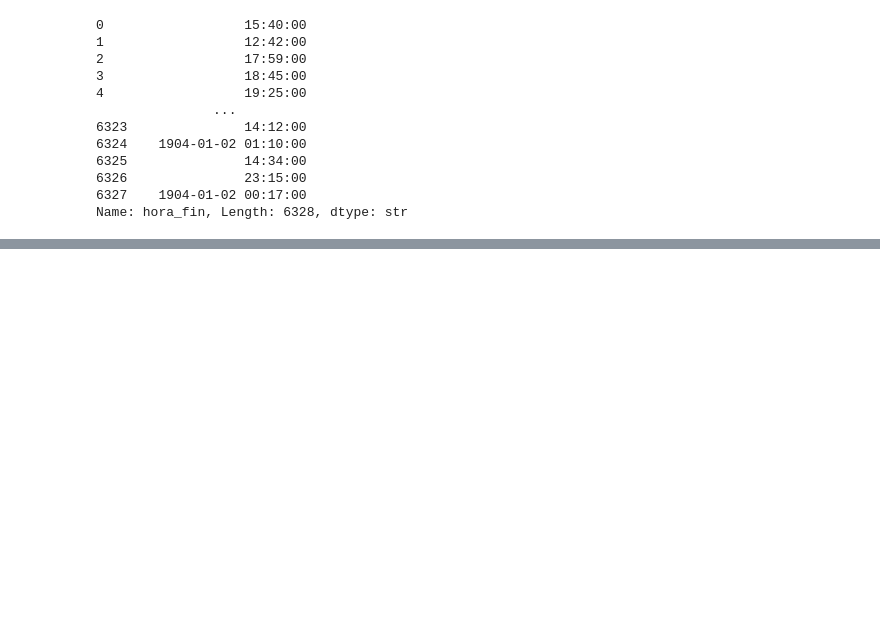
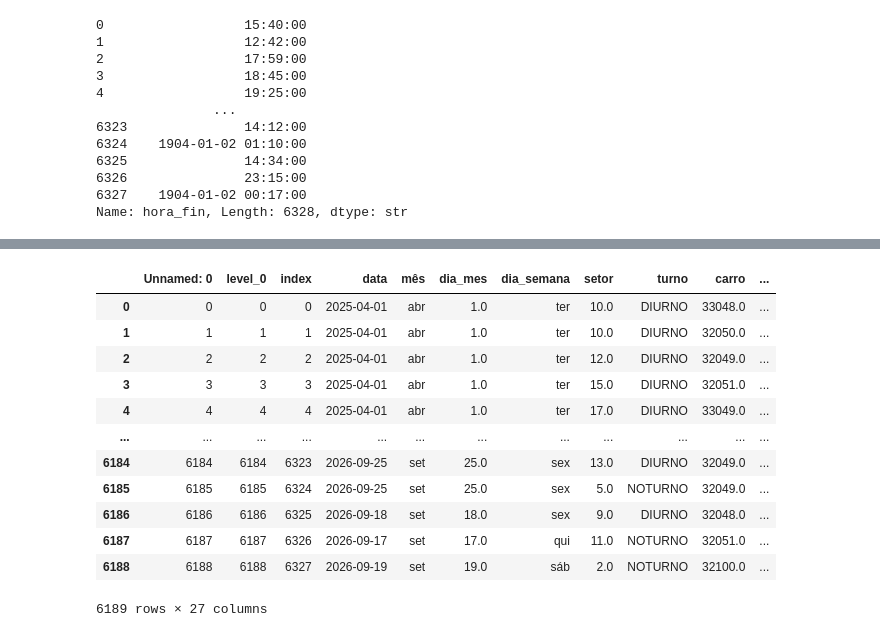
Before and after one commit to Schummy07/monitoramento, a Jupyter notebook: funcs.ipynb, the cells around one changed output, grey strips where cells are left out. Saved outputs shown, nothing was run; the diff lists cells and outputs as text; code cells hidden in the pictures; blank space fills up the shorter version.

```diff
--- a/funcs.ipynb
+++ b/funcs.ipynb
@@ -427,0 +474,16 @@ df[(df["hora_ini"].map(type) != dt.time) & (df["hora_fin"].map(type) != dt.time)
+# %%
+pd.read_csv("dados.csv")
+# %% [output]
+|  | Unnamed: 0 | level_0 | index | data | mês | dia_mes | dia_semana | setor | turno | carro | ... |
+| 0 | 0 | 0 | 0 | 2025-04-01 | abr | 1.0 | ter | 10.0 | DIURNO | 33048.0 | ... |
+| 1 | 1 | 1 | 1 | 2025-04-01 | abr | 1.0 | ter | 10.0 | DIURNO | 32050.0 | ... |
+| 2 | 2 | 2 | 2 | 2025-04-01 | abr | 1.0 | ter | 12.0 | DIURNO | 32049.0 | ... |
+| 3 | 3 | 3 | 3 | 2025-04-01 | abr | 1.0 | ter | 15.0 | DIURNO | 32051.0 | ... |
+| 4 | 4 | 4 | 4 | 2025-04-01 | abr | 1.0 | ter | 17.0 | DIURNO | 33049.0 | ... |
+| ... | ... | ... | ... | ... | ... | ... | ... | ... | ... | ... | ... |
+| 6184 | 6184 | 6184 | 6323 | 2026-09-25 | set | 25.0 | sex | 13.0 | DIURNO | 32049.0 | ... |
+| 6185 | 6185 | 6185 | 6324 | 2026-09-25 | set | 25.0 | sex | 5.0 | NOTURNO | 32049.0 | ... |
+| 6186 | 6186 | 6186 | 6325 | 2026-09-18 | set | 18.0 | sex | 9.0 | DIURNO | 32048.0 | ... |
+| 6187 | 6187 | 6187 | 6326 | 2026-09-17 | set | 17.0 | qui | 11.0 | NOTURNO | 32051.0 | ... |
+| 6188 | 6188 | 6188 | 6327 | 2026-09-19 | set | 19.0 | sáb | 2.0 | NOTURNO | 32100.0 | ... |
+6189 rows × 27 columns
```
Also changed, not shown: parts of 6 cells of this notebook, 2 other files.
